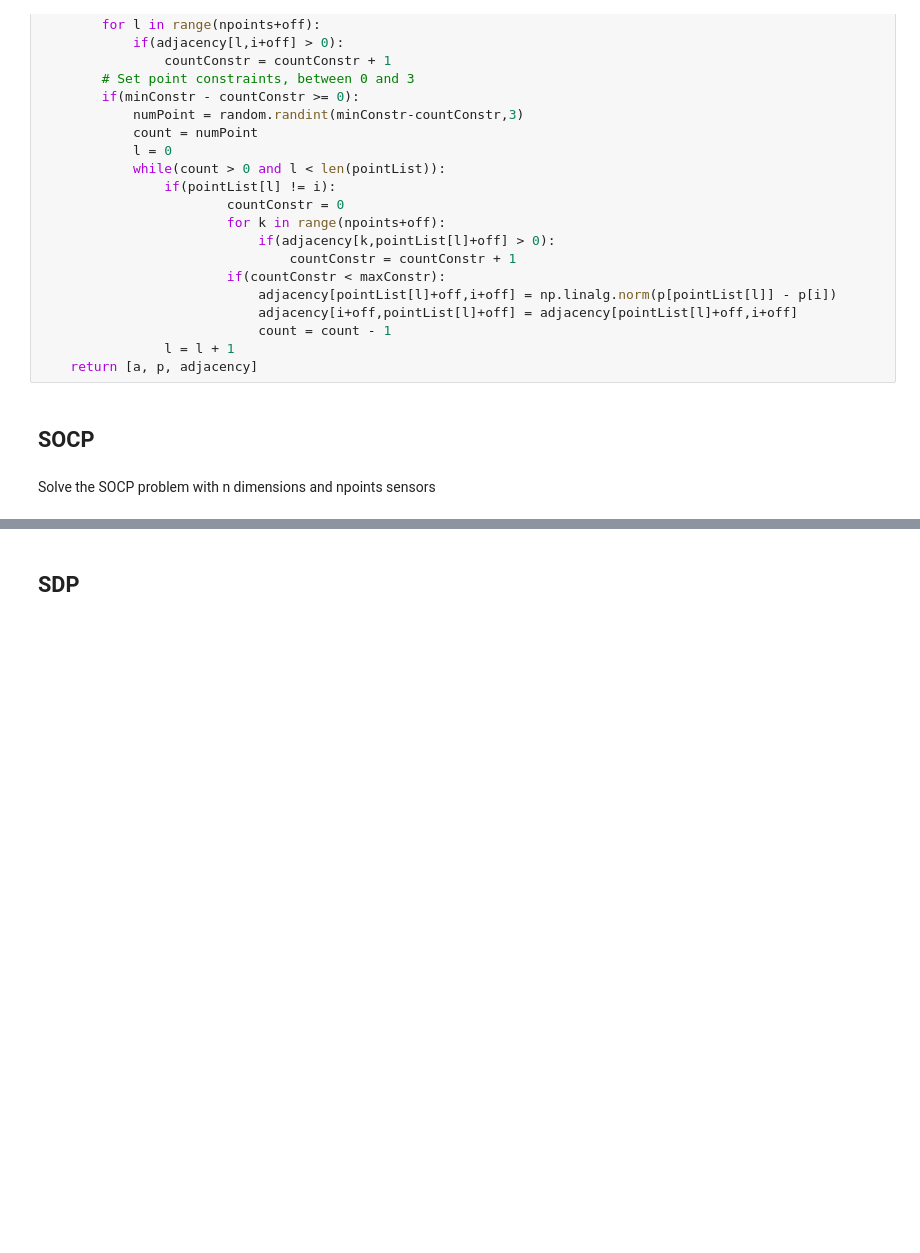
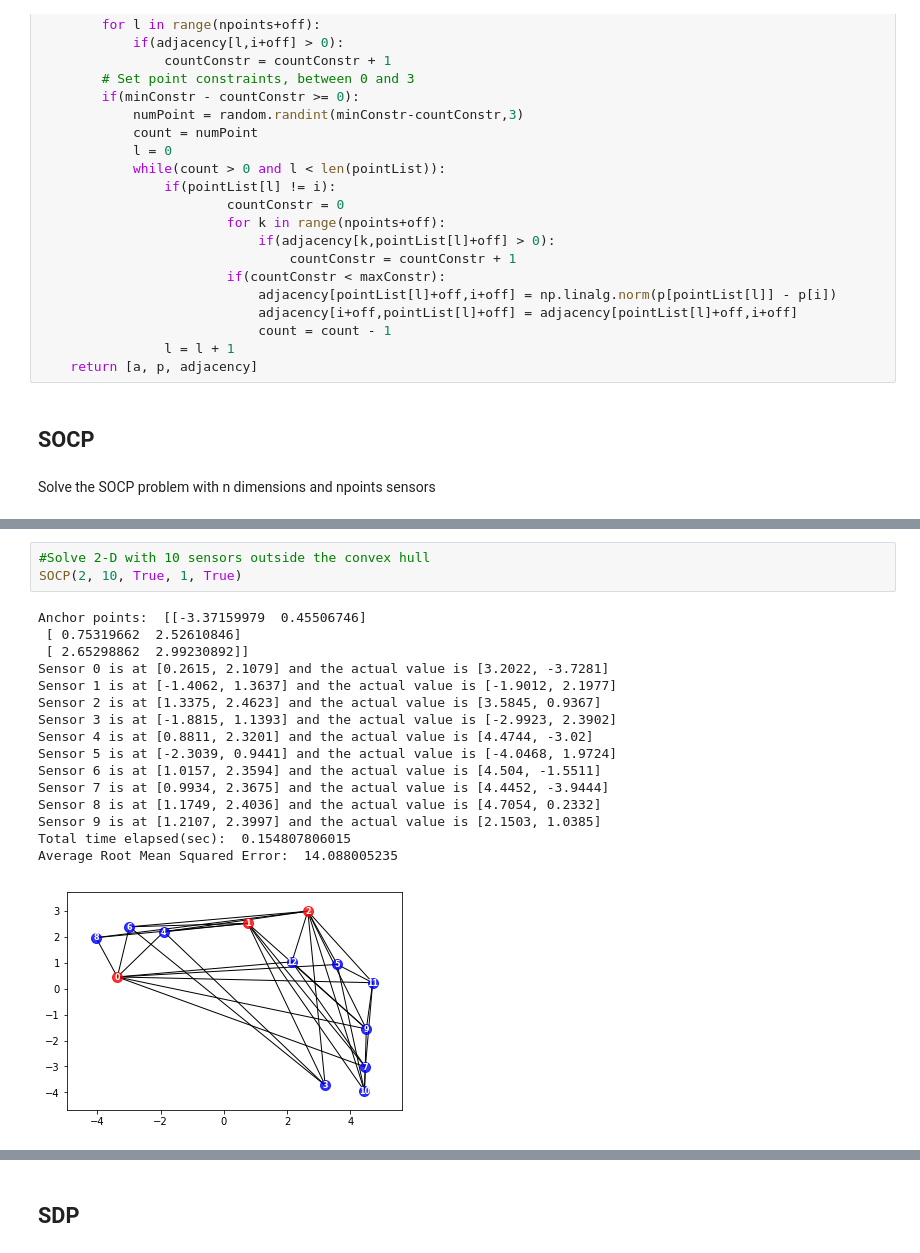
Before and after one commit to JihoonAndyKim/CME307SNL, a Jupyter notebook: Problem 1.ipynb, the cells around one changed output, grey strips where cells are left out. Drawn from its saved outputs; the diff is of its cells as text; blank space fills up the shorter version.

```diff
--- a/Problem 1.ipynb
+++ b/Problem 1.ipynb
@@ -262,3 +269,23 @@ def SOCP(n, npoints, convex, niters, printOut = False):
+# %%
+#Solve 2-D with 10 sensors outside the convex hull
+SOCP(2, 10, True, 1, True)
+# %% [output]
+Anchor points:  [[-3.37159979  0.45506746]
+ [ 0.75319662  2.52610846]
+ [ 2.65298862  2.99230892]]
+Sensor 0 is at [0.2615, 2.1079] and the actual value is [3.2022, -3.7281]
+Sensor 1 is at [-1.4062, 1.3637] and the actual value is [-1.9012, 2.1977]
+Sensor 2 is at [1.3375, 2.4623] and the actual value is [3.5845, 0.9367]
+Sensor 3 is at [-1.8815, 1.1393] and the actual value is [-2.9923, 2.3902]
+Sensor 4 is at [0.8811, 2.3201] and the actual value is [4.4744, -3.02]
+Sensor 5 is at [-2.3039, 0.9441] and the actual value is [-4.0468, 1.9724]
+Sensor 6 is at [1.0157, 2.3594] and the actual value is [4.504, -1.5511]
+Sensor 7 is at [0.9934, 2.3675] and the actual value is [4.4452, -3.9444]
+Sensor 8 is at [1.1749, 2.4036] and the actual value is [4.7054, 0.2332]
+Sensor 9 is at [1.2107, 2.3997] and the actual value is [2.1503, 1.0385]
+Total time elapsed(sec):  0.154807806015
+Average Root Mean Squared Error:  14.088005235
+[figure, added]
 # %%
 #Solve 2-D with 10 sensors inside the convex hull
 SOCP(2, 10, False, 1, True)
```
Also changed, not shown: parts of 25 cells of this notebook, 2 other files.
